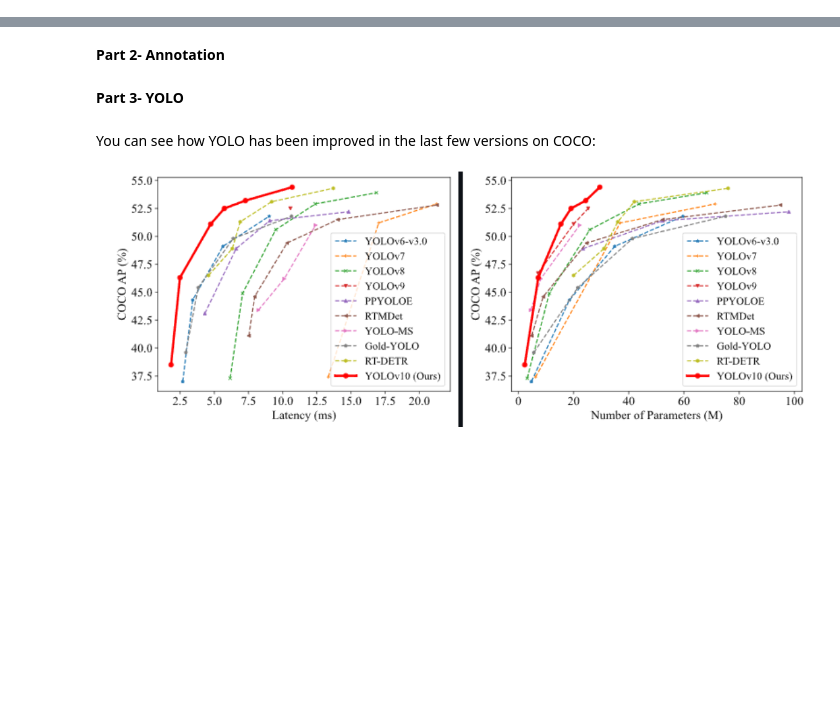
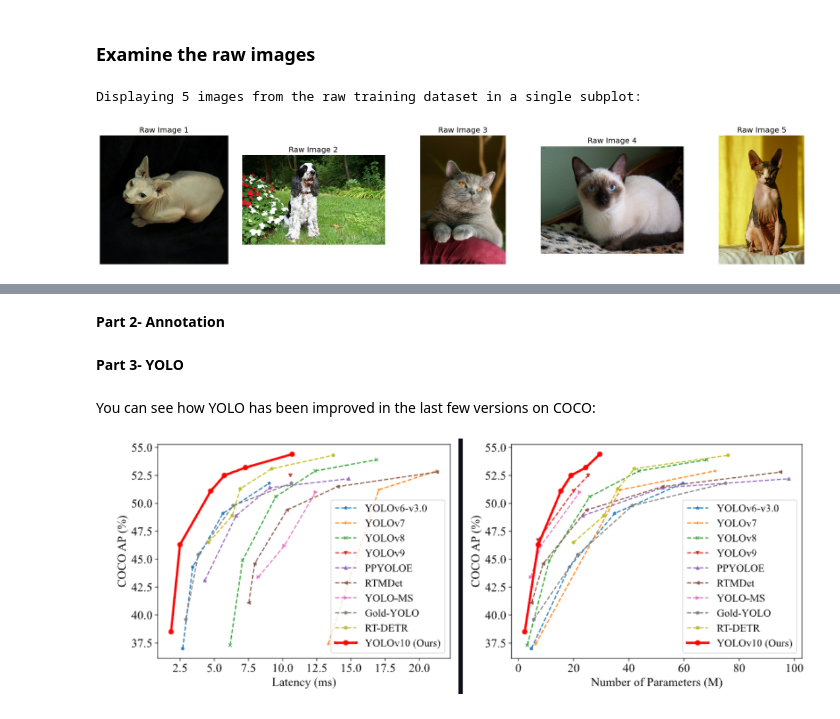
Before and after one commit to marstonsward/aai_521_computer_vision, a Jupyter notebook: module_3/Marston_Ward_Assignment3.ipynb, the cells around one changed output, grey strips where cells are left out. Drawn from its saved outputs; the diff is of its cells as text; code cells hidden in the pictures; blank space fills up the shorter version.

```diff
--- a/module_3/Marston_Ward_Assignment3.ipynb
+++ b/module_3/Marston_Ward_Assignment3.ipynb
@@ -273 +364,14 @@ Batch size: 16
 Prefetch size: -1
+# %%
+file_path = '/content/drive/MyDrive/GitHub/aai_521_computer_vision/module_3/Assignment3_Steps_and_KeyPoints.txt'
+
+try:
+    with open(file_path, 'r') as f:
+        assignment_content = f.read()
+        # You can print the content if you want to see it
+        # print(assignment_content)
+        print("Successfully read the assignment file.")
+except FileNotFoundError:
+    print(f"Error: The file was not found at {file_path}")
+except Exception as e:
+    print(f"An error occurred while reading the file: {e}")
@@ -390,3 +510,31 @@ print("  • Use nearest neighbor for mask resizing to preserve labels")
+# %% [markdown]
+### Examine the raw images
+# %%
+import matplotlib.pyplot as plt
+
+print("Displaying 5 images from the raw training dataset in a single subplot:")
+
+# Get the raw training dataset
+raw_train_dataset = dataset['train']
+
+# Create a figure and a set of subplots with 1 row and 5 columns
+fig, axes = plt.subplots(1, 5, figsize=(20, 4)) # Adjust figsize as needed
+
+# Take the first 5 samples and plot them in the subplots
+for i, sample in enumerate(raw_train_dataset.take(5)):
+    # Access the raw image from the sample dictionary
+    image = sample['image'].numpy()
+
+    # Display the image in the corresponding subplot axis
+    axes[i].imshow(image)
+    axes[i].set_title(f"Raw Image {i+1}")
+    axes[i].axis('off')
+
+plt.tight_layout() # Adjust layout to prevent titles from overlapping
+plt.show()
+# %% [output]
+Displaying 5 images from the raw training dataset in a single subplot:
+[figure, added]
 # %%
 train = dataset['train'].map(read_and_preprocess, num_parallel_calls=tf.data.AUTOTUNE)
 test = dataset['test'].map(read_and_preprocess)
```
Also changed, not shown: parts of 11 cells of this notebook.
